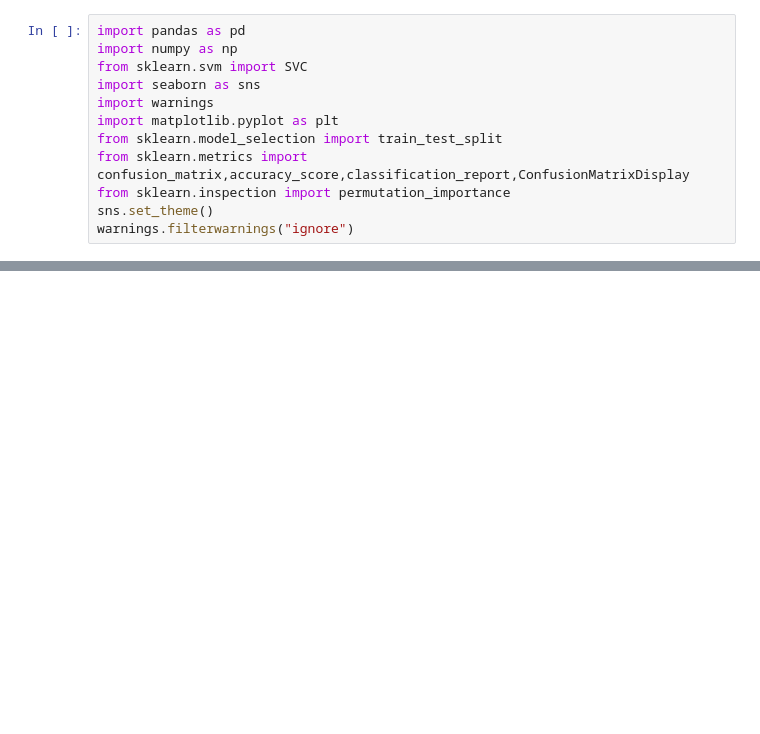
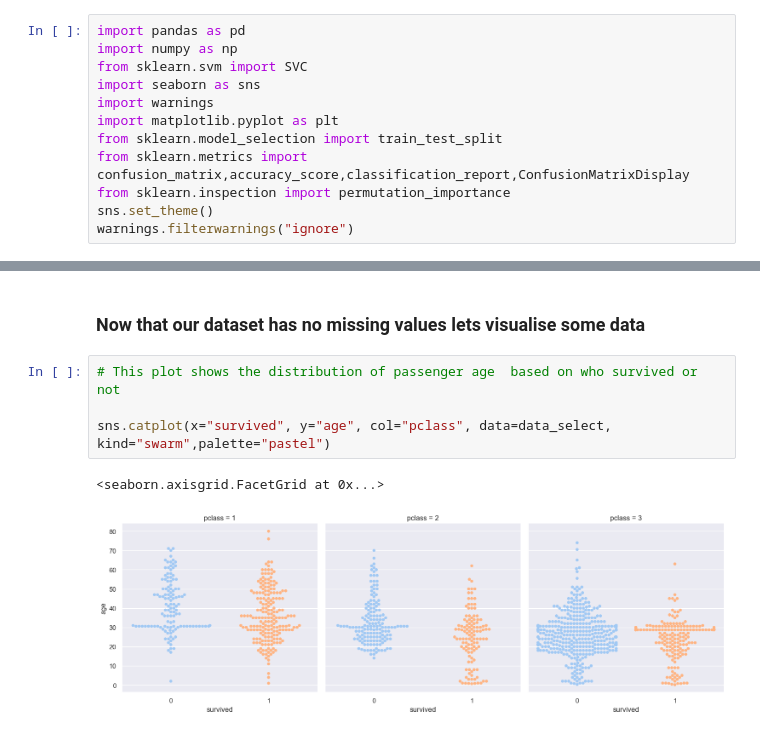
Before and after one commit to ol287/Learning-from-data, a Jupyter notebook: Week-7-Titanic.ipynb, the cells around one changed output, grey strips where cells are left out. Drawn from its saved outputs; the diff is of its cells as text; blank space fills up the shorter version.

```diff
--- a/Week-7-Titanic.ipynb
+++ b/Week-7-Titanic.ipynb
@@ -64,0 +121,9 @@ def f_importances_RBF(classifier,names,X_test,y_test):
+# %% [markdown]
+### Now that our dataset has no missing values lets visualise some data
+# %%
+# This plot shows the distribution of passenger age  based on who survived or not
+
+sns.catplot(x="survived", y="age", col="pclass", data=data_select, kind="swarm",palette="pastel")
+# %% [output]
+<seaborn.axisgrid.FacetGrid at 0x...>
+[figure, added]
```
Also changed, not shown: parts of 43 cells of this notebook.
